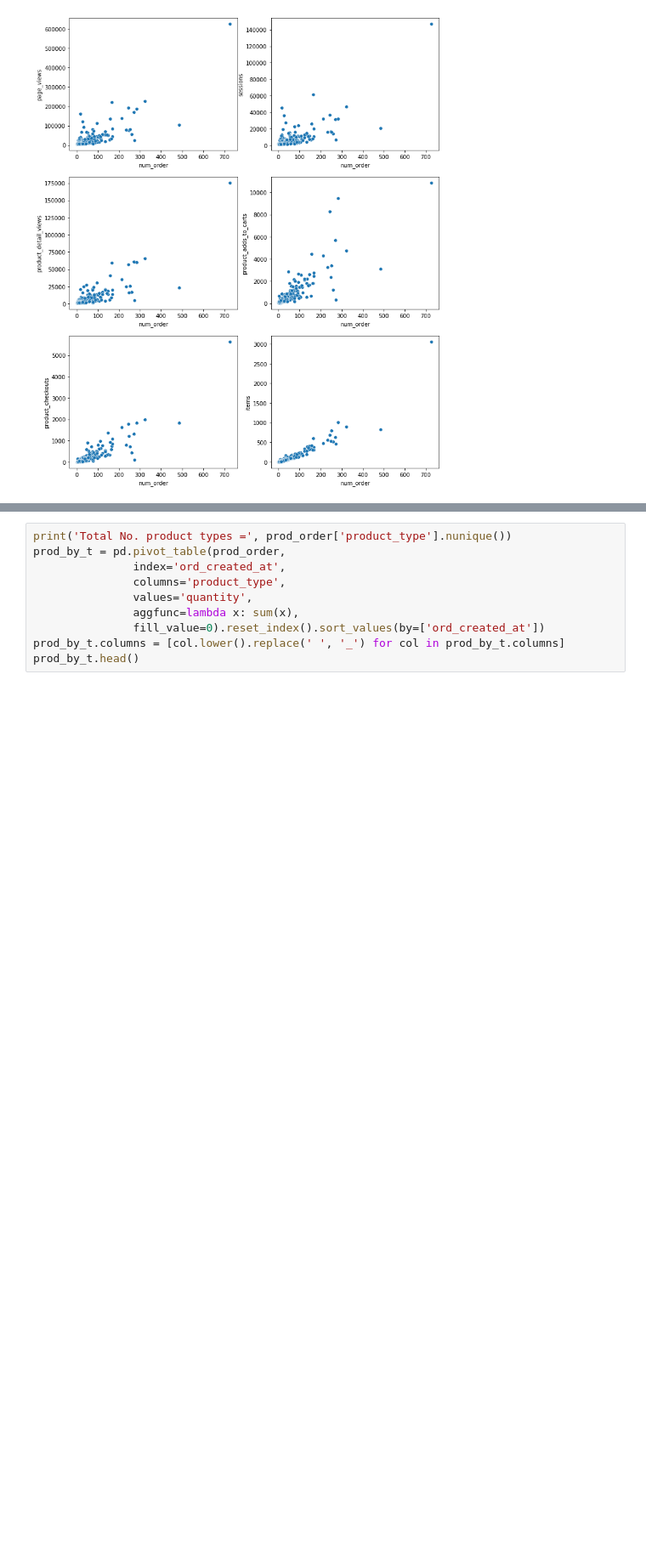
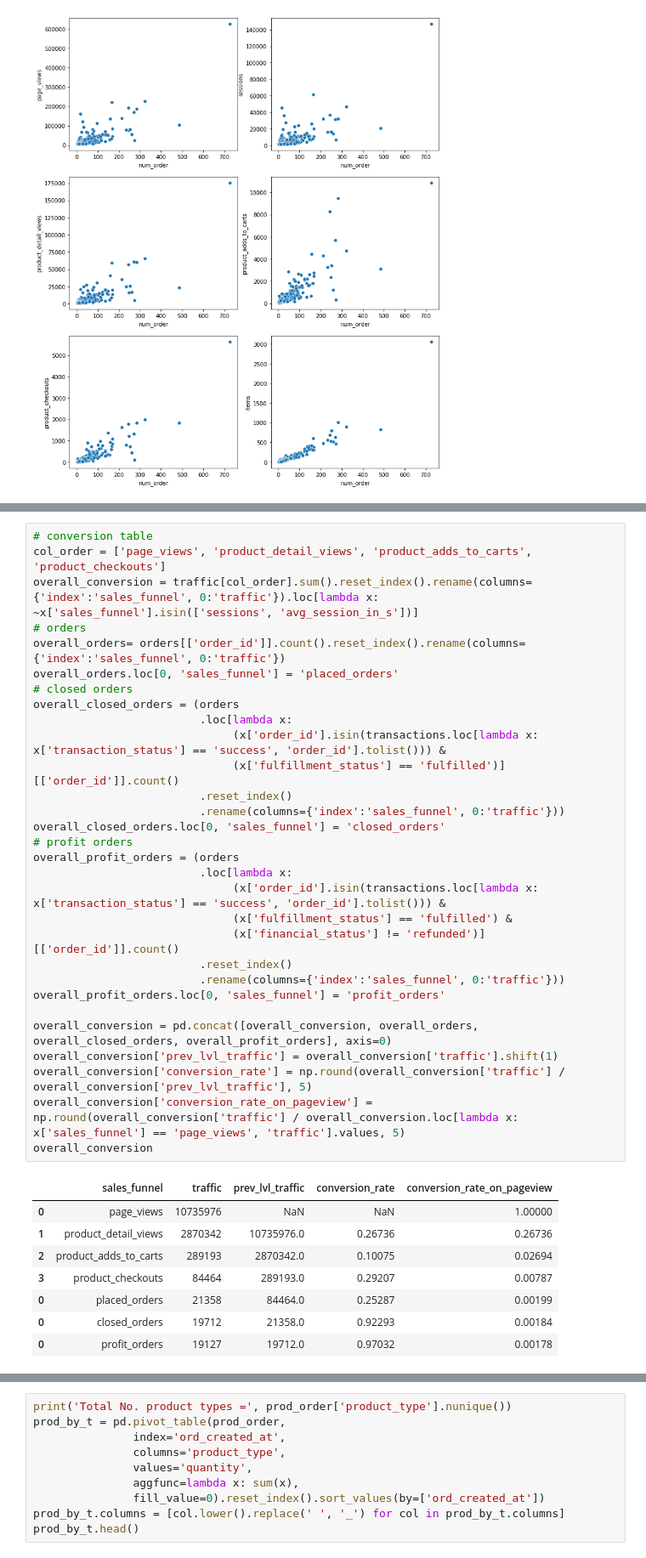
Before and after one commit to ryq99/Use_Case_Backlogs, a Jupyter notebook: ecommerce-project.ipynb, the cells around one changed output, grey strips where cells are left out. Shown at 85% size. Cells and saved outputs as stored; diff of their text form; blank space fills up the shorter version.

```diff
--- a/ecommerce-project.ipynb
+++ b/ecommerce-project.ipynb
@@ -496,3 +458,42 @@ sns.scatterplot(data=cor_traf_item, y='items', x='num_order', ax=ax6);
+# %%
+# conversion table
+col_order = ['page_views', 'product_detail_views', 'product_adds_to_carts', 'product_checkouts']
+overall_conversion = traffic[col_order].sum().reset_index().rename(columns={'index':'sales_funnel', 0:'traffic'}).loc[lambda x: ~x['sales_funnel'].isin(['sessions', 'avg_session_in_s'])]
+# orders
+overall_orders= orders[['order_id']].count().reset_index().rename(columns={'index':'sales_funnel', 0:'traffic'})
+overall_orders.loc[0, 'sales_funnel'] = 'placed_orders'
+# closed orders
+overall_closed_orders = (orders
+                         .loc[lambda x:
+                              (x['order_id'].isin(transactions.loc[lambda x: x['transaction_status'] == 'success', 'order_id'].tolist())) &
+                              (x['fulfillment_status'] == 'fulfilled')][['order_id']].count()
+                         .reset_index()
+                         .rename(columns={'index':'sales_funnel', 0:'traffic'}))
+overall_closed_orders.loc[0, 'sales_funnel'] = 'closed_orders'
+# profit orders
+overall_profit_orders = (orders
+                         .loc[lambda x:
+                              (x['order_id'].isin(transactions.loc[lambda x: x['transaction_status'] == 'success', 'order_id'].tolist())) &
+                              (x['fulfillment_status'] == 'fulfilled') &
+                              (x['financial_status'] != 'refunded')][['order_id']].count()
+                         .reset_index()
+                         .rename(columns={'index':'sales_funnel', 0:'traffic'}))
+overall_profit_orders.loc[0, 'sales_funnel'] = 'profit_orders'
+
+overall_conversion = pd.concat([overall_conversion, overall_orders, overall_closed_orders, overall_profit_orders], axis=0)
+overall_conversion['prev_lvl_traffic'] = overall_conversion['traffic'].shift(1)
+overall_conversion['conversion_rate'] = np.round(overall_conversion['traffic'] / overall_conversion['prev_lvl_traffic'], 5)
+overall_conversion['conversion_rate_on_pageview'] = np.round(overall_conversion['traffic'] / overall_conversion.loc[lambda x: x['sales_funnel'] == 'page_views', 'traffic'].values, 5)
+overall_conversion
+# %% [output]
+|  | sales_funnel | traffic | prev_lvl_traffic | conversion_rate | conversion_rate_on_pageview |
+| 0 | page_views | 10735976 | NaN | NaN | 1.00000 |
+| 1 | product_detail_views | 2870342 | 10735976.0 | 0.26736 | 0.26736 |
+| 2 | product_adds_to_carts | 289193 | 2870342.0 | 0.10075 | 0.02694 |
+| 3 | product_checkouts | 84464 | 289193.0 | 0.29207 | 0.00787 |
+| 0 | placed_orders | 21358 | 84464.0 | 0.25287 | 0.00199 |
+| 0 | closed_orders | 19712 | 21358.0 | 0.92293 | 0.00184 |
+| 0 | profit_orders | 19127 | 19712.0 | 0.97032 | 0.00178 |
 # %%
 prod_order = pd.merge(ord_item[['order_id', 'product_id', 'price', 'quantity']],
          products[['id', 'product_type', 'created_at','published_at']].rename(columns={'id':'product_id', 'created_at':'prod_created_at'}),
```
Also changed, not shown: parts of 9 cells of this notebook.
